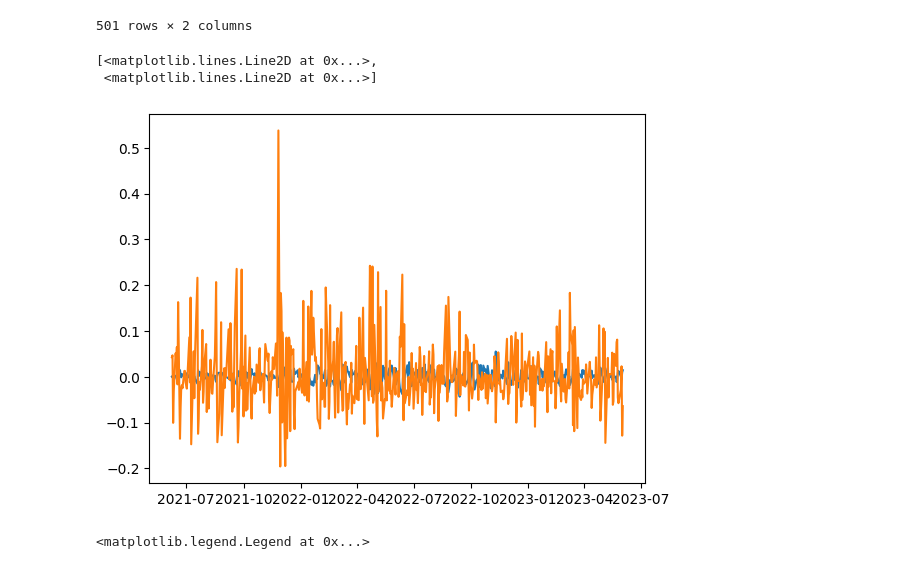
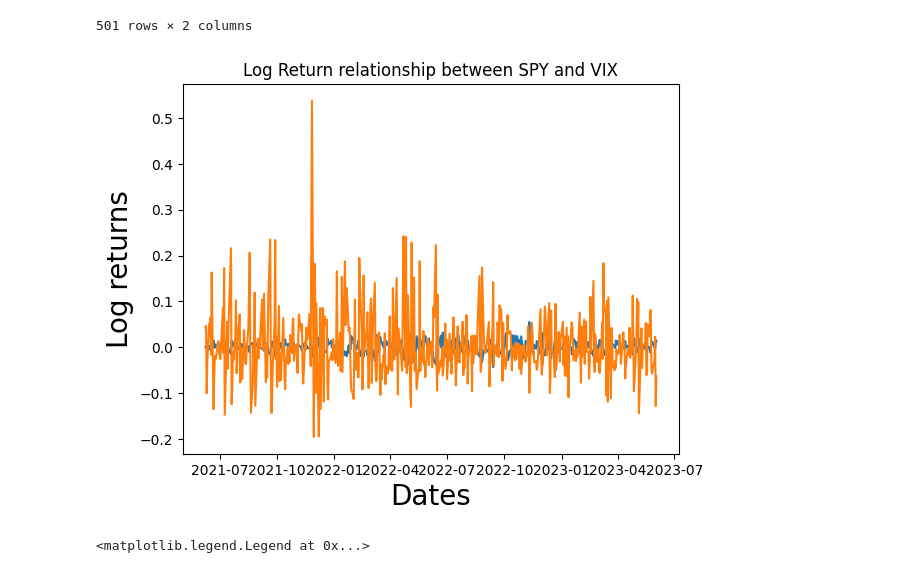
Before and after one commit to raymondkl92/wqu_capstone_vxx, a Jupyter notebook: Capstone_P.ipynb, the cells around one changed output. Saved outputs shown, nothing was run; the diff lists cells and outputs as text; code cells hidden in the pictures.

```diff
--- a/Capstone_P.ipynb
+++ b/Capstone_P.ipynb
@@ -104,12 +102,14 @@ df
 | 2023-06-01 | 0.009643 | -0.128492 |
 | 2023-06-02 | 0.014327 | -0.064103 |
 501 rows × 2 columns
-# %%
-plt.plot(df)
-# %% [output]
-[<matplotlib.lines.Line2D at 0x...>,
- <matplotlib.lines.Line2D at 0x...>]
-[figure, removed]
+# %%
+plt.plot(df)
+plt.title('Log Return relationship between SPY and VIX')
+plt.xlabel('Dates', fontsize=20)
+plt.ylabel('Log returns', fontsize=20)
+plt.show()
+# %% [output]
+[figure, added]
 # %%
 fig,(ax1,ax2) = plt.subplots(1, 2, figsize = (35,5))
 fig.suptitle('price return')
```
Also changed, not shown: parts of 28 cells of this notebook.
